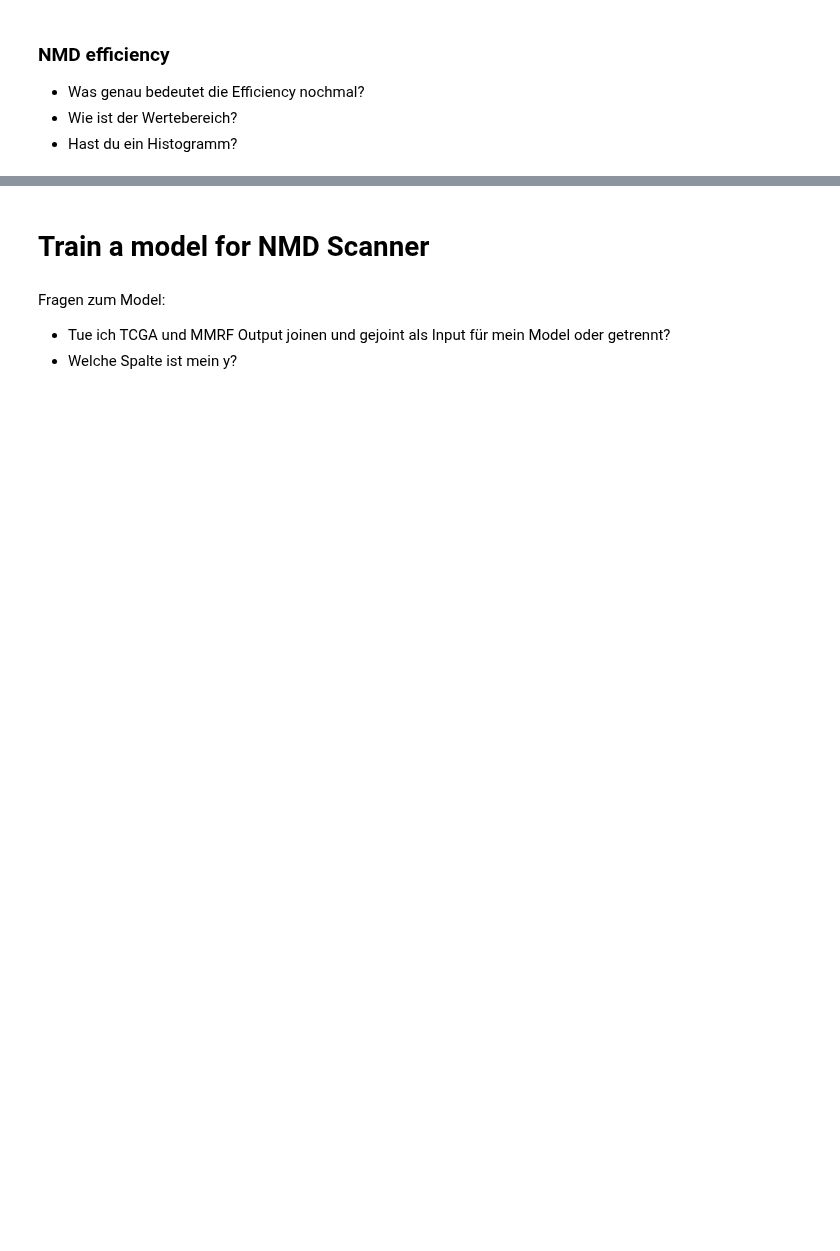
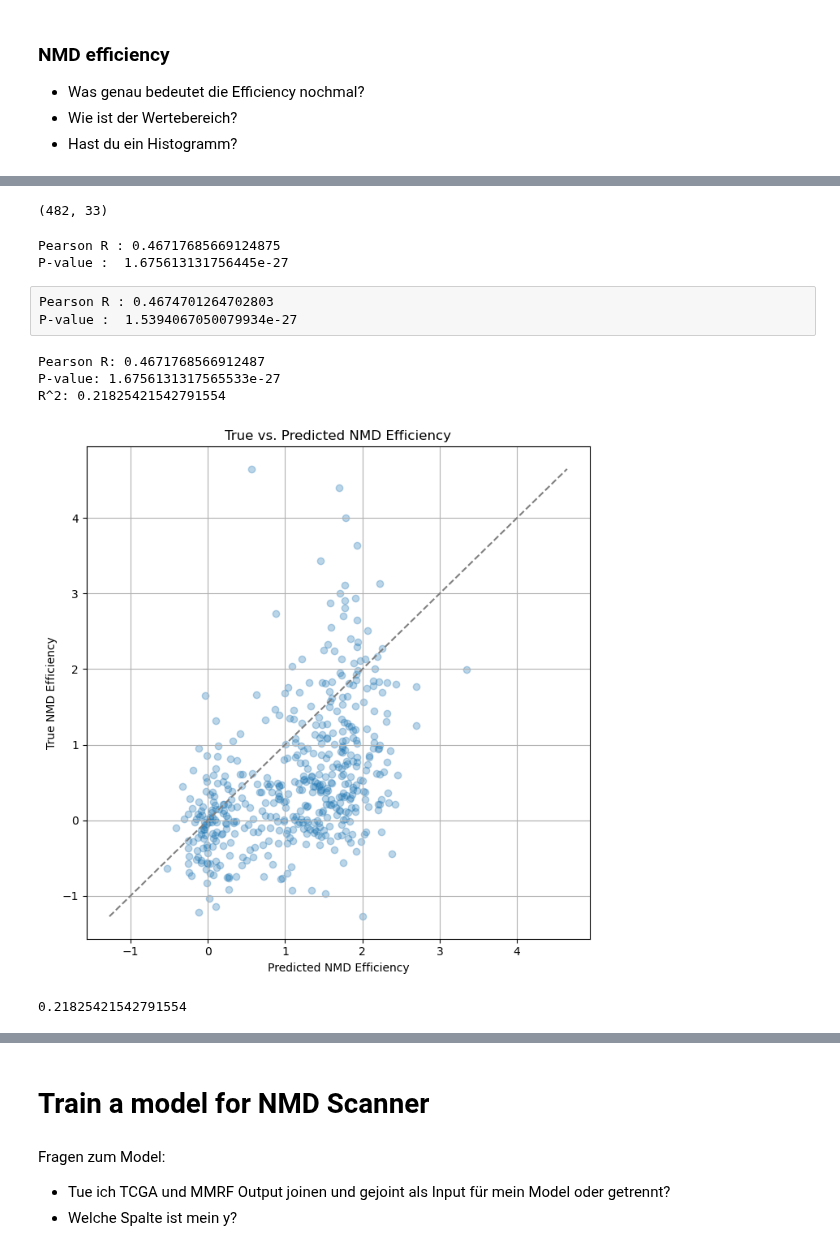
Before and after one commit to gagneurlab/NMD-Scanner, a Jupyter notebook: scripts/train.ipynb, the cells around one changed output, grey strips where cells are left out. Saved outputs shown, nothing was run; the diff lists cells and outputs as text; code cells hidden in the pictures; blank space fills up the shorter version.

Commit message:
updated train-validation plots

```diff
--- a/scripts/train.ipynb
+++ b/scripts/train.ipynb
@@ -102,0 +238,4 @@ plt.show()
+# %%
+# load dataset
+df = pd.read_csv('./resources/MMRF_benchmark/MMRF_TARGET_dataset.csv')
+df.shape
@@ -102,0 +244,6 @@ plt.show()
+# %%
+cols = ['downstream_exon_count', 'last_exon', 'PTC_to_start_codon',
+        'dist_to_stop_codon', 'PTC_exon_length', 'PTC_to_intron','upstream_exon_count',
+        'mRNA_half_life','50nt_to_last_EJ','LOEUF', 'AF', '5UTR_length', '3UTR_length', 'Transcript_length']
+
+df[cols].head(1)
@@ -102,0 +271,5 @@ plt.show()
+# %%
+df = df.loc[df['LOEUF'].notnull()].reset_index(drop=True)
+df.shape
+# %% [output]
+(482, 33)
@@ -102,0 +304,44 @@ plt.show()
+# %%
+pred = regr.predict(df[cols])
+c, p = stats.pearsonr(pred, df['NMD_efficiency'])
+print("Pearson R :" , c)
+print("P-value : " , p)
+# %% [output]
+Pearson R : 0.46717685669124875
+P-value :  1.675613131756445e-27
+# %% [raw]
+Pearson R : 0.4674701264702803
+P-value :  1.5394067050079934e-27
+# %%
+y_true = df['NMD_efficiency']
+y_pred = regr.predict(df[cols]) # = pred
+
+# Pearson correlation
+c, p = stats.pearsonr(y_pred, y_true)
+print("Pearson R:", c)
+print("P-value:", p)
+print("R^2:", np.square(c))
+
+# min / max value for line
+min_val = min(y_true.min(), y_pred.min())
+max_val = max(y_true.max(), y_pred.max())
+
+# Plot: True vs Predicted
+plt.figure(figsize=(7, 7))
+plt.scatter(y_pred, y_true, alpha=0.3)
+plt.plot([min_val, max_val], [min_val, max_val], '--', color='gray')
+plt.ylabel("True NMD Efficiency")
+plt.xlabel("Predicted NMD Efficiency")
+plt.title("True vs. Predicted NMD Efficiency")
+plt.grid(True)
+plt.tight_layout()
+plt.show()
+# %% [output]
+Pearson R: 0.4671768566912487
+P-value: 1.6756131317565533e-27
+R^2: 0.21825421542791554
+[figure, added]
+# %%
+np.square(c)
+# %% [output]
+0.21825421542791554
```
Also changed, not shown: parts of 185 cells of this notebook, 1 other file.
